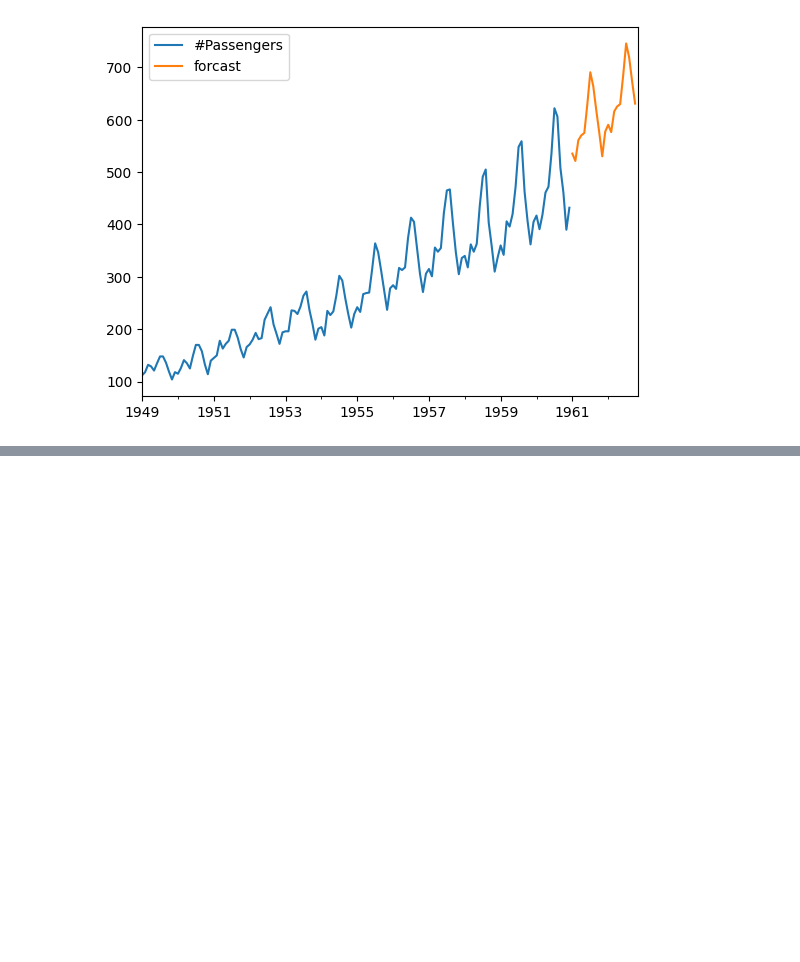
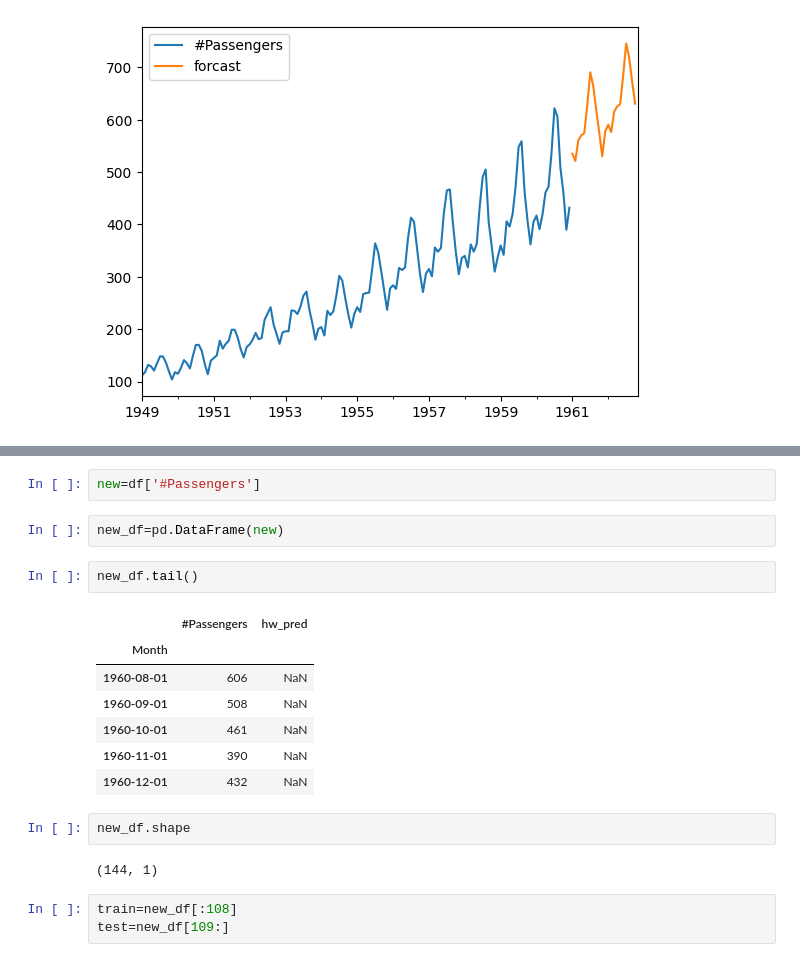
Before and after one commit to sarav003/MyWork, a Jupyter notebook: TimeSeries/ARMA,SARIMAX.ipynb, the cells around one changed output, grey strips where cells are left out. Saved outputs shown, nothing was run; the diff lists cells and outputs as text; blank space fills up the shorter version.

```diff
--- a/TimeSeries/ARMA,SARIMAX.ipynb
+++ b/TimeSeries/ARMA,SARIMAX.ipynb
@@ -483,0 +507,21 @@ future_data[['#Passengers','forcast']].plot()
+# %%
+new=df['#Passengers']
+# %%
+new_df=pd.DataFrame(new)
+# %%
+new_df.tail()
+# %% [output]
+|  | #Passengers | hw_pred |
+| Month |  |  |
+| 1960-08-01 | 606 | NaN |
+| 1960-09-01 | 508 | NaN |
+| 1960-10-01 | 461 | NaN |
+| 1960-11-01 | 390 | NaN |
+| 1960-12-01 | 432 | NaN |
+# %%
+new_df.shape
+# %% [output]
+(144, 1)
+# %%
+train=new_df[:108]
+test=new_df[109:]
```
Also changed, not shown: parts of 17 cells of this notebook, 1 other file.
